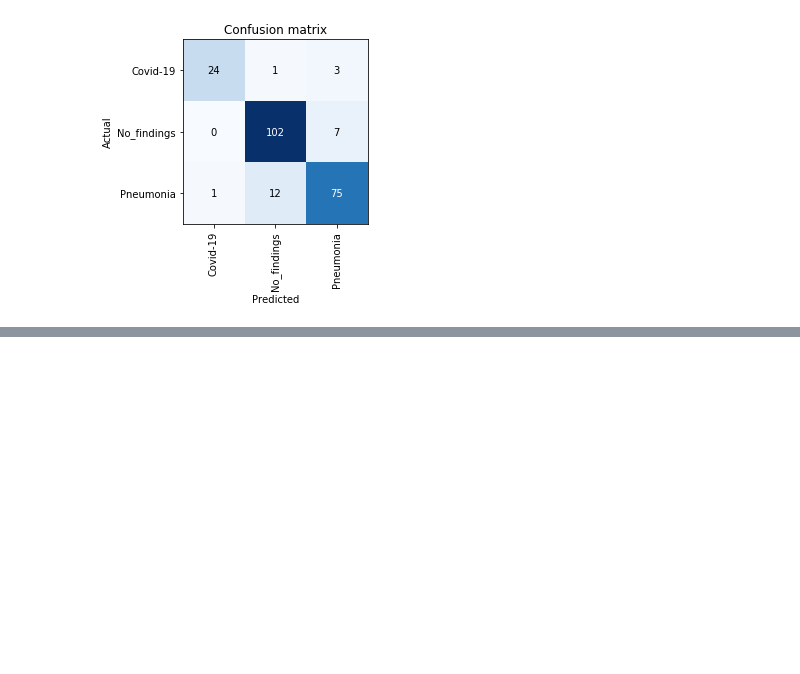
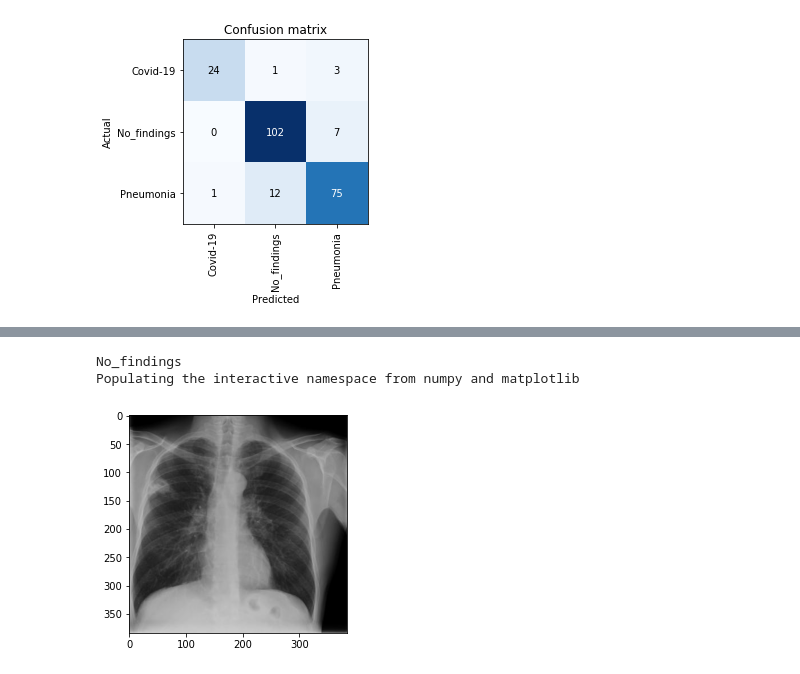
Before and after one commit to KDTEC/IP_proj, a Jupyter notebook: Image_processing_project_final.ipynb, the cells around one changed output, grey strips where cells are left out. Cells and saved outputs as stored; diff of their text form; code cells hidden in the pictures; blank space fills up the shorter version.

```diff
--- a/Image_processing_project_final.ipynb
+++ b/Image_processing_project_final.ipynb
@@ -239,0 +268,22 @@ ax.set_ylim(interp.data.c - .5, - .5);
+# %%
+from tensorflow.keras.preprocessing import image
+import numpy as np
+
+img = image.load_img('/content/images/000001-20.jpg', target_size=(224, 224))
+img_array = image.img_to_array(img)
+img_batch = np.expand_dims(img_array, axis=0)
+from tensorflow.keras.applications.resnet50 import preprocess_input, decode_predictions
+img_preprocessed = preprocess_input(img_batch)
+model1 = tf.keras.applications.resnet50.ResNet50()
+prediction = model1.predict(img_preprocessed)
+print(res2)
+%pylab inline
+import matplotlib.pyplot as plt
+import matplotlib.image as mpimg
+img = mpimg.imread('/content/images/000001-20.jpg')
+imgplot = plt.imshow(img)
+plt.show()
+# %% [output]
+No_findings
+Populating the interactive namespace from numpy and matplotlib
+[figure, added]
```
Also changed, not shown: parts of 6 cells of this notebook.
